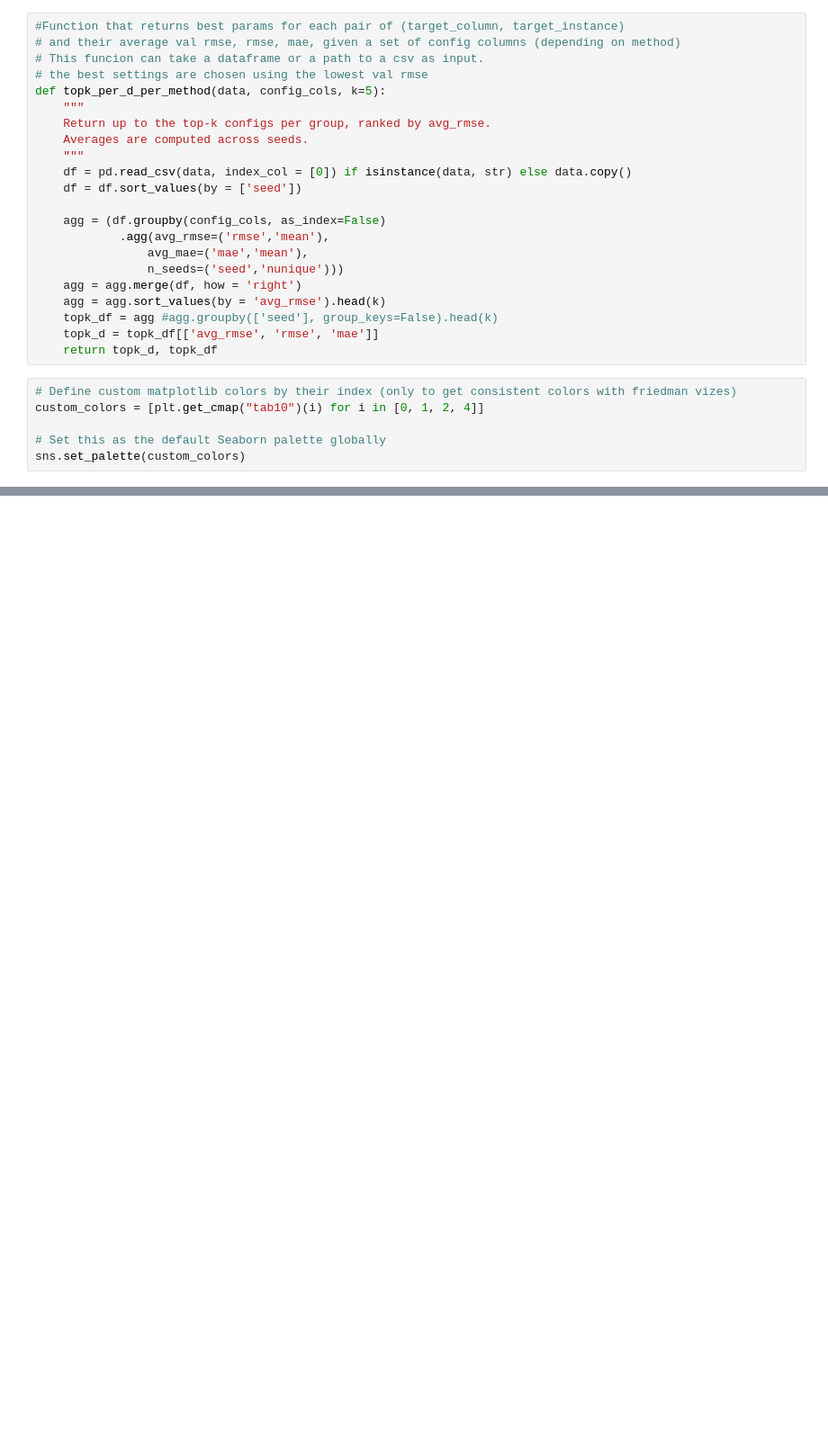
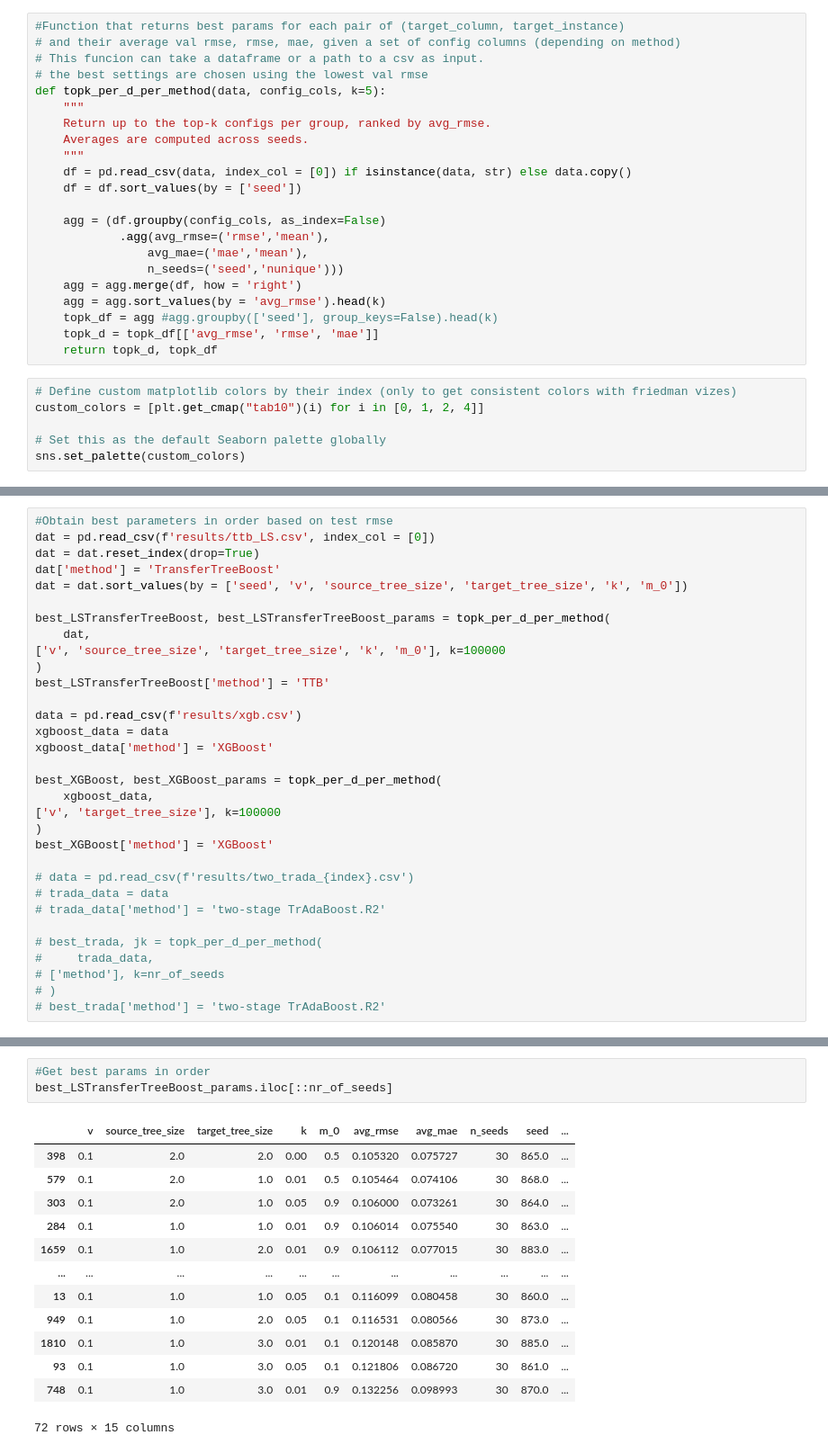
Before and after one commit to DageBjorne/transfertreeboost, a Jupyter notebook: stem-profile/viz.ipynb, the cells around one changed output, grey strips where cells are left out. Shown at 90% size. Drawn from its saved outputs; the diff is of its cells as text; blank space fills up the shorter version.

```diff
--- a/stem-profile/viz.ipynb
+++ b/stem-profile/viz.ipynb
@@ -130,0 +103,32 @@ lk
+# %%
+#Obtain best parameters in order based on test rmse
+dat = pd.read_csv(f'results/ttb_LS.csv', index_col = [0])
+dat = dat.reset_index(drop=True)
+dat['method'] = 'TransferTreeBoost'
+dat = dat.sort_values(by = ['seed', 'v', 'source_tree_size', 'target_tree_size', 'k', 'm_0'])
+
+best_LSTransferTreeBoost, best_LSTransferTreeBoost_params = topk_per_d_per_method(
+    dat,
+['v', 'source_tree_size', 'target_tree_size', 'k', 'm_0'], k=100000
+)
+best_LSTransferTreeBoost['method'] = 'TTB'
+
+data = pd.read_csv(f'results/xgb.csv')
+xgboost_data = data
+xgboost_data['method'] = 'XGBoost'
+
+best_XGBoost, best_XGBoost_params = topk_per_d_per_method(
+    xgboost_data,
+['v', 'target_tree_size'], k=100000
+)
+best_XGBoost['method'] = 'XGBoost'
+
+# data = pd.read_csv(f'results/two_trada_{index}.csv')
+# trada_data = data
+# trada_data['method'] = 'two-stage TrAdaBoost.R2'
+
+# best_trada, jk = topk_per_d_per_method(
+#     trada_data,
+# ['method'], k=nr_of_seeds
+# )
+# best_trada['method'] = 'two-stage TrAdaBoost.R2'
@@ -130,0 +146,17 @@ lk
+# %%
+#Get best params in order
+best_LSTransferTreeBoost_params.iloc[::nr_of_seeds]
+# %% [output]
+|  | v | source_tree_size | target_tree_size | k | m_0 | avg_rmse | avg_mae | n_seeds | seed | ... |
+| 398 | 0.1 | 2.0 | 2.0 | 0.00 | 0.5 | 0.105320 | 0.075727 | 30 | 865.0 | ... |
+| 579 | 0.1 | 2.0 | 1.0 | 0.01 | 0.5 | 0.105464 | 0.074106 | 30 | 868.0 | ... |
+| 303 | 0.1 | 2.0 | 1.0 | 0.05 | 0.9 | 0.106000 | 0.073261 | 30 | 864.0 | ... |
+| 284 | 0.1 | 1.0 | 1.0 | 0.01 | 0.9 | 0.106014 | 0.075540 | 30 | 863.0 | ... |
+| 1659 | 0.1 | 1.0 | 2.0 | 0.01 | 0.9 | 0.106112 | 0.077015 | 30 | 883.0 | ... |
+| ... | ... | ... | ... | ... | ... | ... | ... | ... | ... | ... |
+| 13 | 0.1 | 1.0 | 1.0 | 0.05 | 0.1 | 0.116099 | 0.080458 | 30 | 860.0 | ... |
+| 949 | 0.1 | 1.0 | 2.0 | 0.05 | 0.1 | 0.116531 | 0.080566 | 30 | 873.0 | ... |
+| 1810 | 0.1 | 1.0 | 3.0 | 0.01 | 0.1 | 0.120148 | 0.085870 | 30 | 885.0 | ... |
+| 93 | 0.1 | 1.0 | 3.0 | 0.05 | 0.1 | 0.121806 | 0.086720 | 30 | 861.0 | ... |
+| 748 | 0.1 | 1.0 | 3.0 | 0.01 | 0.9 | 0.132256 | 0.098993 | 30 | 870.0 | ... |
+72 rows × 15 columns
```
Also changed, not shown: parts of 6 cells of this notebook, 7 other files.
